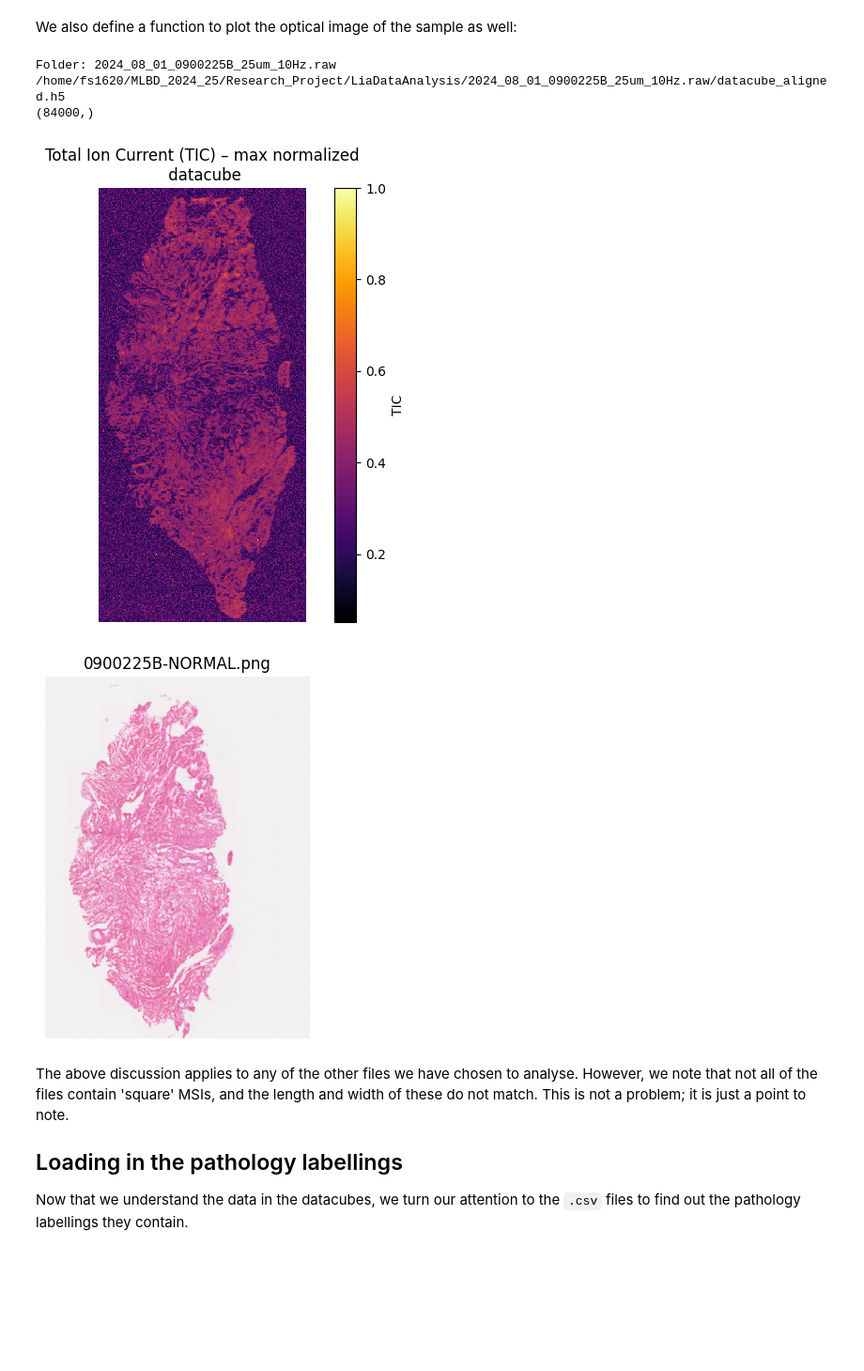
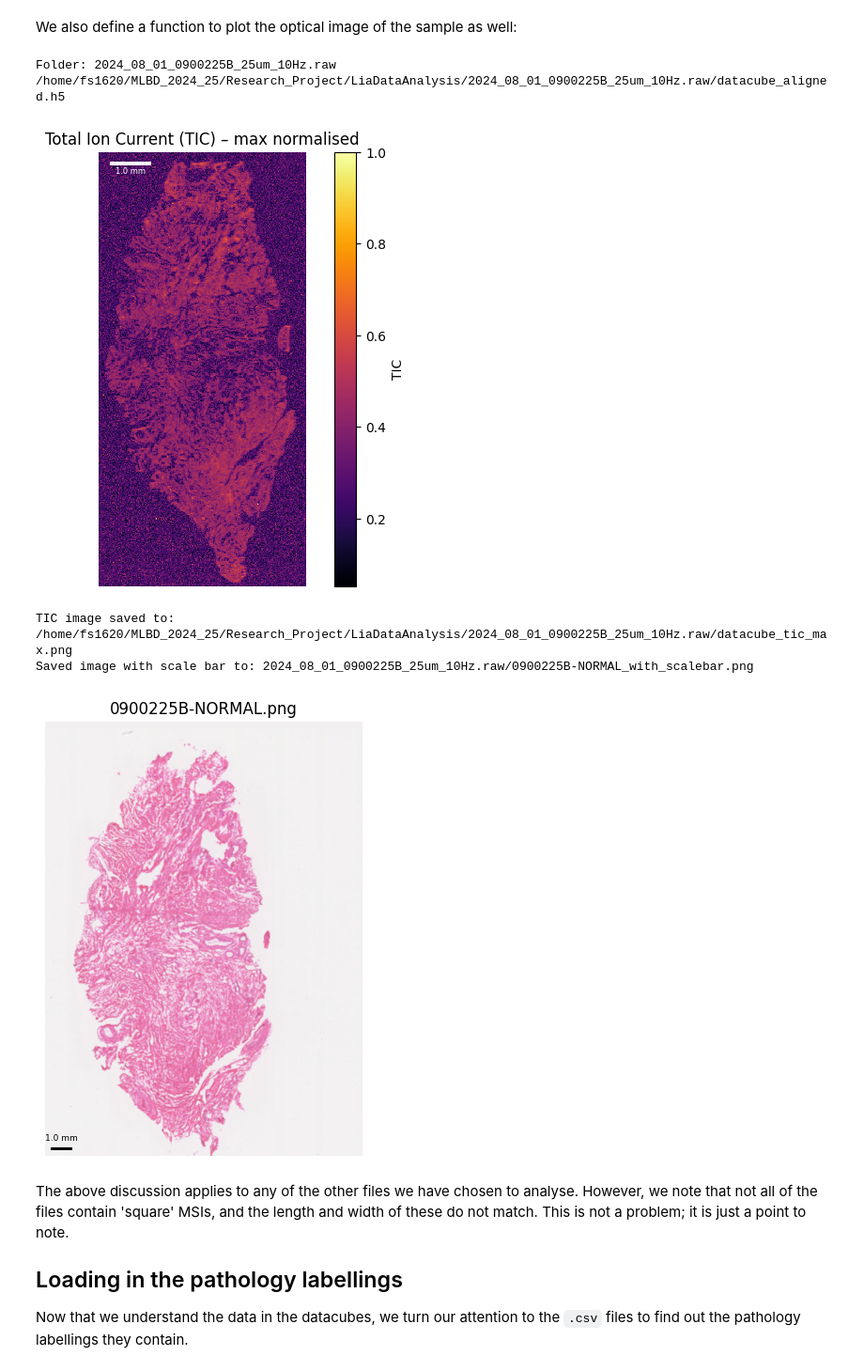
Before and after one commit to farhansharif75/ML_Metabolomics, a Jupyter notebook: PreprocessLiaData/DataLoading&Viz_LiasData.ipynb, the cells around one changed output. Shown at 94% size. Saved outputs shown, nothing was run; the diff lists cells and outputs as text; code cells hidden in the pictures; blank space fills up the shorter version.

```diff
--- a/PreprocessLiaData/DataLoading&Viz_LiasData.ipynb
+++ b/PreprocessLiaData/DataLoading&Viz_LiasData.ipynb
@@ -44,6 +42,6 @@ def list_folders_excluding(exclude_names=(), base_path=None):
 # %%
 # Exclude unwanted folders and list relevant ones
-folders = list_folders_excluding(exclude_names=('.ipynb_checkpoints', 'Annotations', 'PreppedData', '.git'))
+folders = list_folders_excluding(exclude_names=('.ipynb_checkpoints', 'Annotations', 'PreppedData', '.git', 'Preprocessing', 'SupervisedML'))
 print(f'Number of folders: {len(folders)}')
 print('Folder names:')
 for folder in folders:
@@ -311,19 +351,20 @@ def plot_optical_images(base_path='.', folder_name=None, filename=None, save = T
 # %%
 sample_plot, sample_plot_2 = (3, 3)
 print('Folder:', folders[sample_plot])
 # Path to aligned datacube (adjust as necessary)
 print(file_paths_aligned[sample_plot])
 datacube_path = file_paths_unaligned[sample_plot]
 
 # Call the function to plot normalised TIC
-plot_tic(datacube_path, method = 'max', save = False)
-plot_optical_images(folder_name = folders[sample_plot_2])
+plot_tic(datacube_path, method = 'max', plot = True, save = True)
+plot_optical_images(folder_name = folders[sample_plot_2], save = True)
 # %% [output]
 Folder: 2024_08_01_0900225B_25um_10Hz.raw
 /home/fs1620/MLBD_2024_25/Research_Project/LiaDataAnalysis/2024_08_01_0900225B_25um_10Hz.raw/datacube_aligned.h5
-(84000,)
-[figure, old version]
+[figure, new version]
+TIC image saved to: /home/fs1620/MLBD_2024_25/Research_Project/LiaDataAnalysis/2024_08_01_0900225B_25um_10Hz.raw/datacube_tic_max.png
+Saved image with scale bar to: 2024_08_01_0900225B_25um_10Hz.raw/0900225B-NORMAL_with_scalebar.png
-[figure, old version]
+[figure, new version]
 # %% [markdown]
 The above discussion applies to any of the other files we have chosen to analyse. However, we note that not all of the files contain 'square' MSIs, and the length and width of these do not match. This is not a problem; it is just a point to note.
 
```
Also changed, not shown: parts of 11 cells of this notebook.
